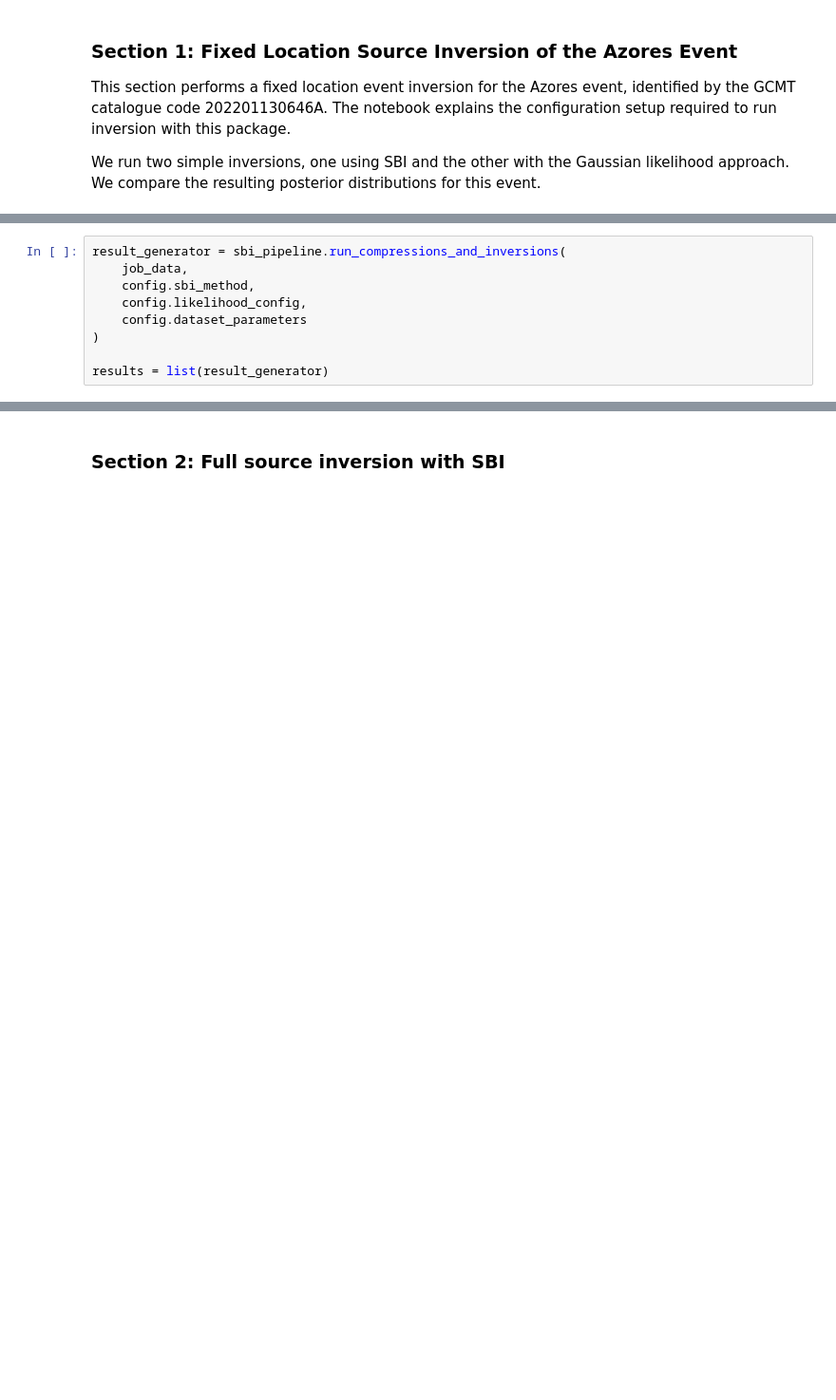
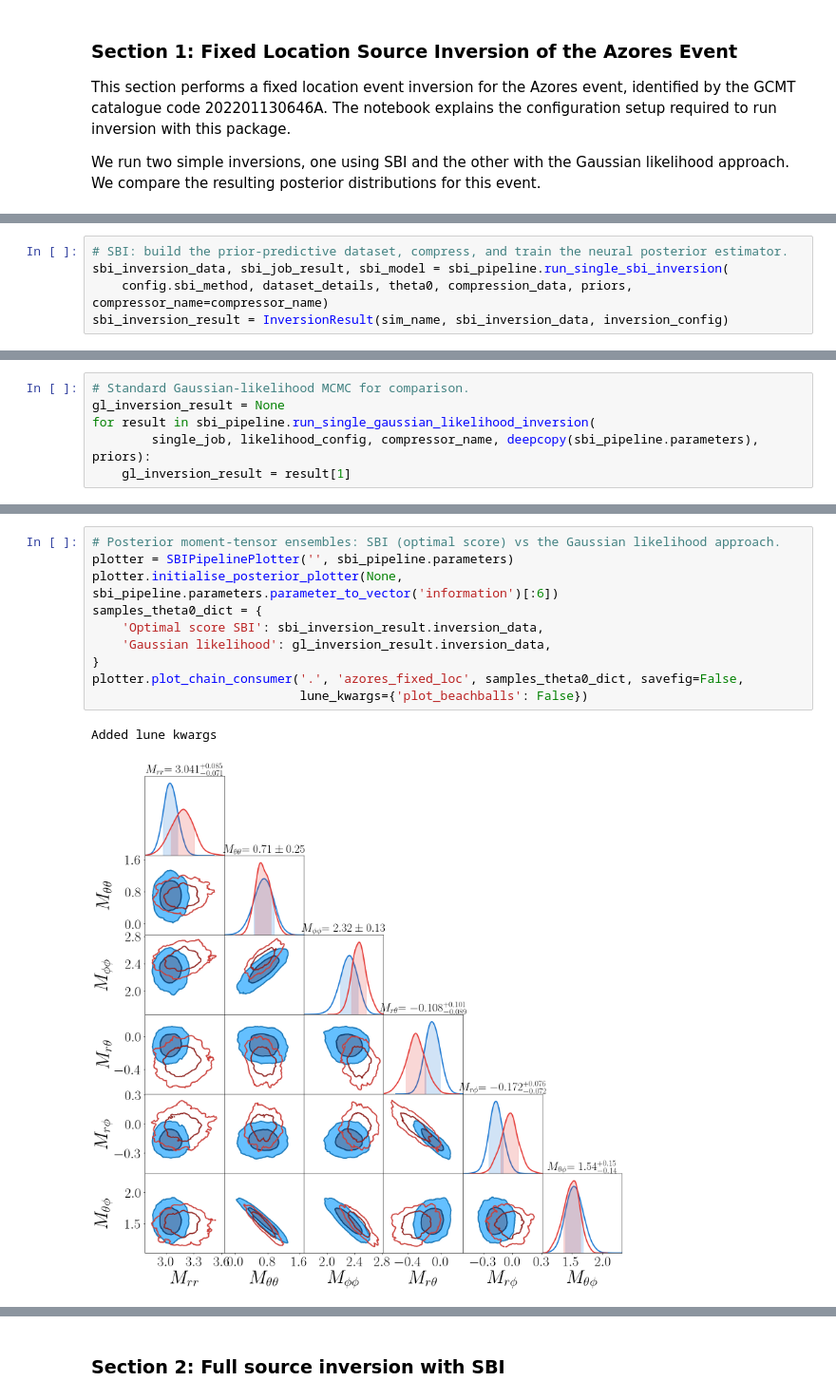
Before and after one commit to asaoulis/seismo-sbi, a Jupyter notebook: examples/azores_inversion.ipynb, the cells around one changed output, grey strips where cells are left out. Shown at 95% size. Saved outputs shown, nothing was run; the diff lists cells and outputs as text; blank space fills up the shorter version.

```diff
--- a/examples/azores_inversion.ipynb
+++ b/examples/azores_inversion.ipynb
@@ -193,9 +179,0 @@ plotter.plot_synthetic_misfits(
-# %%
-result_generator = sbi_pipeline.run_compressions_and_inversions(
-    job_data,
-    config.sbi_method,
-    config.likelihood_config,
-    config.dataset_parameters
-)
-
-results = list(result_generator)
@@ -239,0 +180,5 @@ sbi_pipeline.plot_comparisons(inversion_results, config.plotting_options['test_p
+# %%
+# SBI: build the prior-predictive dataset, compress, and train the neural posterior estimator.
+sbi_inversion_data, sbi_job_result, sbi_model = sbi_pipeline.run_single_sbi_inversion(
+    config.sbi_method, dataset_details, theta0, compression_data, priors, compressor_name=compressor_name)
+sbi_inversion_result = InversionResult(sim_name, sbi_inversion_data, inversion_config)
@@ -239,0 +195,6 @@ sbi_pipeline.plot_comparisons(inversion_results, config.plotting_options['test_p
+# %%
+# Standard Gaussian-likelihood MCMC for comparison.
+gl_inversion_result = None
+for result in sbi_pipeline.run_single_gaussian_likelihood_inversion(
+        single_job, likelihood_config, compressor_name, deepcopy(sbi_pipeline.parameters), priors):
+    gl_inversion_result = result[1]
@@ -239,0 +207,13 @@ sbi_pipeline.plot_comparisons(inversion_results, config.plotting_options['test_p
+# %%
+# Posterior moment-tensor ensembles: SBI (optimal score) vs the Gaussian likelihood approach.
+plotter = SBIPipelinePlotter('', sbi_pipeline.parameters)
+plotter.initialise_posterior_plotter(None, sbi_pipeline.parameters.parameter_to_vector('information')[:6])
+samples_theta0_dict = {
+    'Optimal score SBI': sbi_inversion_result.inversion_data,
+    'Gaussian likelihood': gl_inversion_result.inversion_data,
+}
+plotter.plot_chain_consumer('.', 'azores_fixed_loc', samples_theta0_dict, savefig=False,
+                            lune_kwargs={'plot_beachballs': False})
+# %% [output]
+Added lune kwargs
+[figure, added]
```
Also changed, not shown: parts of 32 cells of this notebook, 13 other files.
